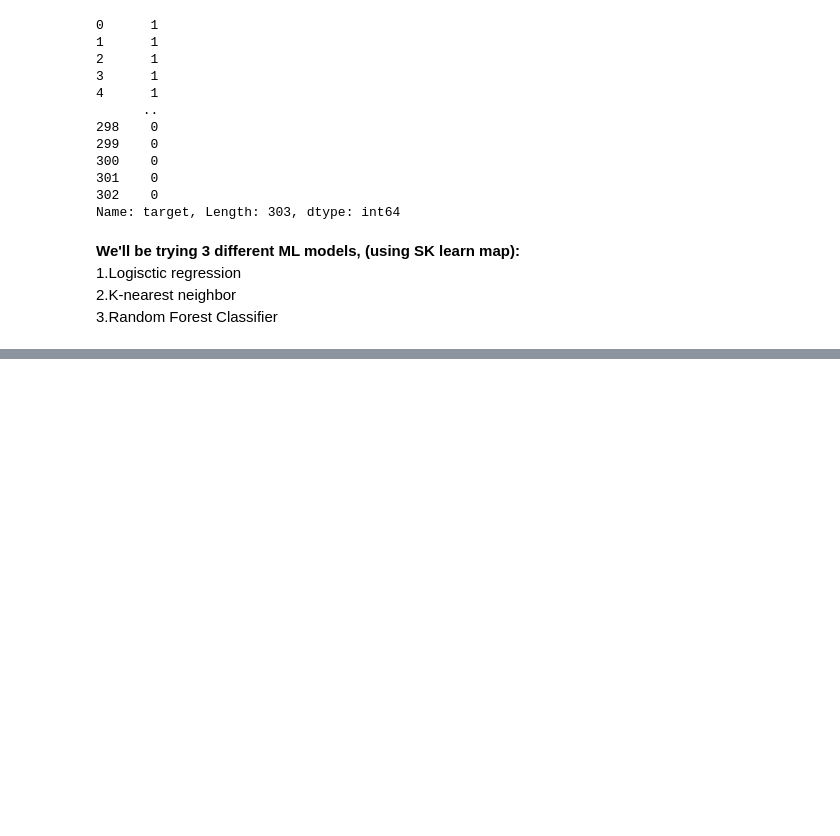
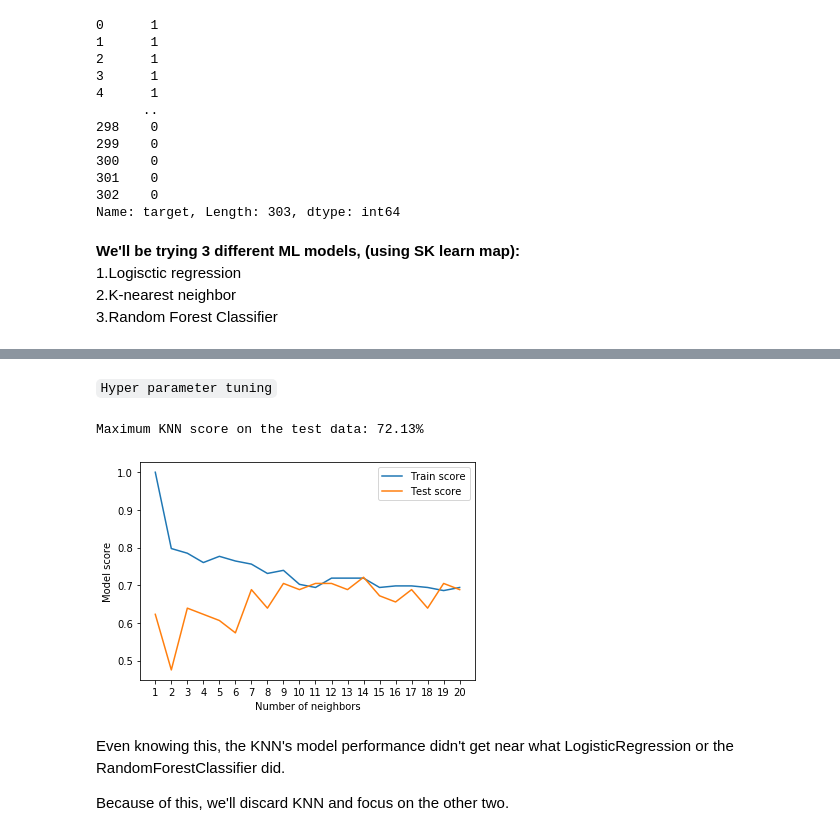
Before and after one commit to vanshita2123/Heart-disease-prediction, a Jupyter notebook: Heart disease prediction.ipynb, the cells around one changed output, grey strips where cells are left out. Cells and saved outputs as stored; diff of their text form; code cells hidden in the pictures; blank space fills up the shorter version.

```diff
--- a/Heart disease prediction.ipynb
+++ b/Heart disease prediction.ipynb
@@ -381,0 +427,2 @@ def fit_and_score(models, X_train, x_test, Y_train, y_test):
+# %% [markdown]
+`Hyper parameter tuning`
@@ -381,0 +431,41 @@ def fit_and_score(models, X_train, x_test, Y_train, y_test):
+# %%
+# Create a list of train scores
+train_scores = []
+
+# Create a list of test scores
+test_scores = []
+
+# Create a list of different values for n_neighbors
+neighbors = range(1, 21) # 1 to 20
+
+# Setup algorithm
+knn = KNeighborsClassifier()
+
+# Loop through different neighbors values
+for i in neighbors:
+    knn.set_params(n_neighbors = i) # set neighbors value
+
+    # Fit the algorithm
+    knn.fit(X_train, Y_train)
+
+    # Update the training scores
+    train_scores.append(knn.score(X_train, Y_train))
+
+    # Update the test scores
+    test_scores.append(knn.score(x_test, y_test))
+# %%
+plt.plot(neighbors, train_scores, label="Train score")
+plt.plot(neighbors, test_scores, label="Test score")
+plt.xticks(np.arange(1, 21, 1))
+plt.xlabel("Number of neighbors")
+plt.ylabel("Model score")
+plt.legend()
+
+print(f"Maximum KNN score on the test data: {max(test_scores)*100:.2f}%")
+# %% [output]
+Maximum KNN score on the test data: 72.13%
+[figure, added]
+# %% [markdown]
+Even knowing this, the KNN's model performance didn't get near what LogisticRegression or the RandomForestClassifier did.
+
+Because of this, we'll discard KNN and focus on the other two.
```
Also changed, not shown: parts of 14 cells of this notebook.
